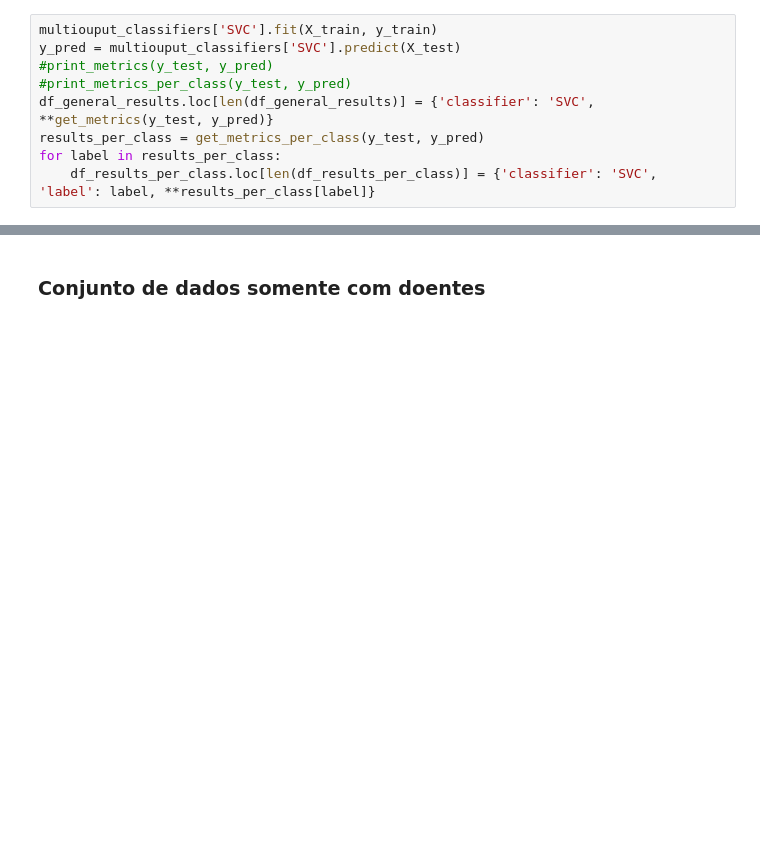
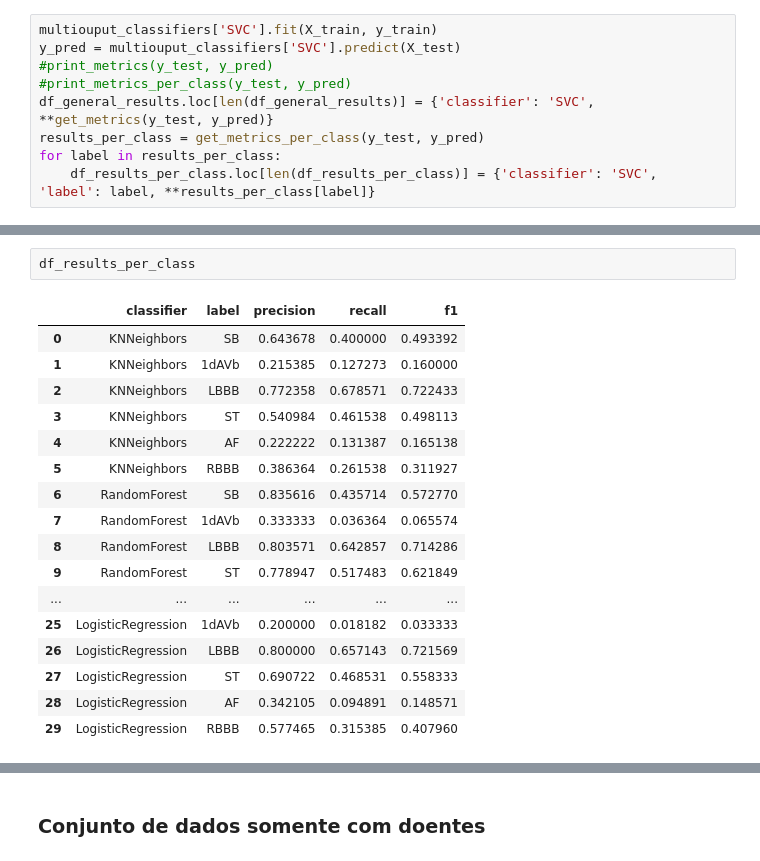
Before and after one commit to raularaju/visibility_graph_classifier, a Jupyter notebook: teste.ipynb, the cells around one changed output, grey strips where cells are left out. Cells and saved outputs as stored; diff of their text form; blank space fills up the shorter version.

```diff
--- a/teste.ipynb
+++ b/teste.ipynb
@@ -371,0 +474,20 @@ df_results_per_class
+# %%
+df_results_per_class
+# %% [output]
+|  | classifier | label | precision | recall | f1 |
+| 0 | KNNeighbors | SB | 0.643678 | 0.400000 | 0.493392 |
+| 1 | KNNeighbors | 1dAVb | 0.215385 | 0.127273 | 0.160000 |
+| 2 | KNNeighbors | LBBB | 0.772358 | 0.678571 | 0.722433 |
+| 3 | KNNeighbors | ST | 0.540984 | 0.461538 | 0.498113 |
+| 4 | KNNeighbors | AF | 0.222222 | 0.131387 | 0.165138 |
+| 5 | KNNeighbors | RBBB | 0.386364 | 0.261538 | 0.311927 |
+| 6 | RandomForest | SB | 0.835616 | 0.435714 | 0.572770 |
+| 7 | RandomForest | 1dAVb | 0.333333 | 0.036364 | 0.065574 |
+| 8 | RandomForest | LBBB | 0.803571 | 0.642857 | 0.714286 |
+| 9 | RandomForest | ST | 0.778947 | 0.517483 | 0.621849 |
+| ... | ... | ... | ... | ... | ... |
+| 25 | LogisticRegression | 1dAVb | 0.200000 | 0.018182 | 0.033333 |
+| 26 | LogisticRegression | LBBB | 0.800000 | 0.657143 | 0.721569 |
+| 27 | LogisticRegression | ST | 0.690722 | 0.468531 | 0.558333 |
+| 28 | LogisticRegression | AF | 0.342105 | 0.094891 | 0.148571 |
+| 29 | LogisticRegression | RBBB | 0.577465 | 0.315385 | 0.407960 |
```
Also changed, not shown: parts of 72 cells of this notebook.
